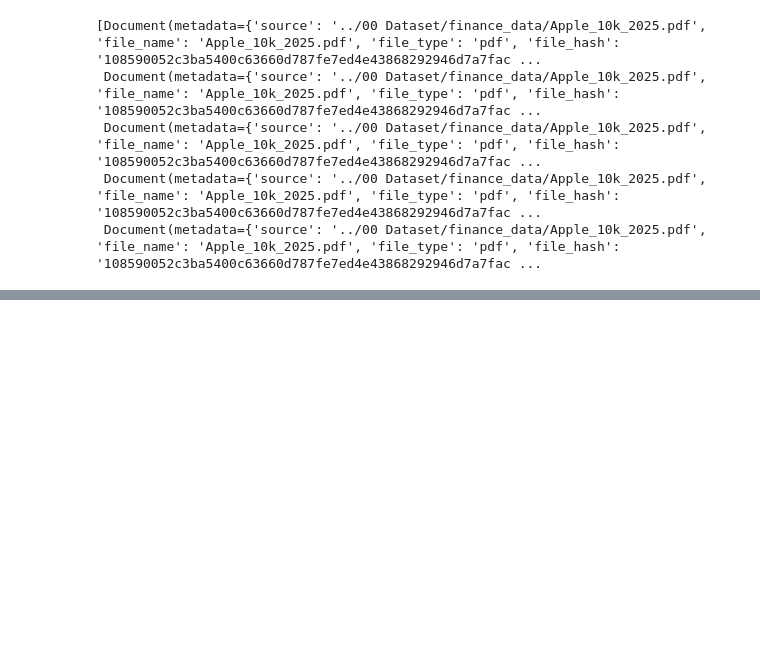
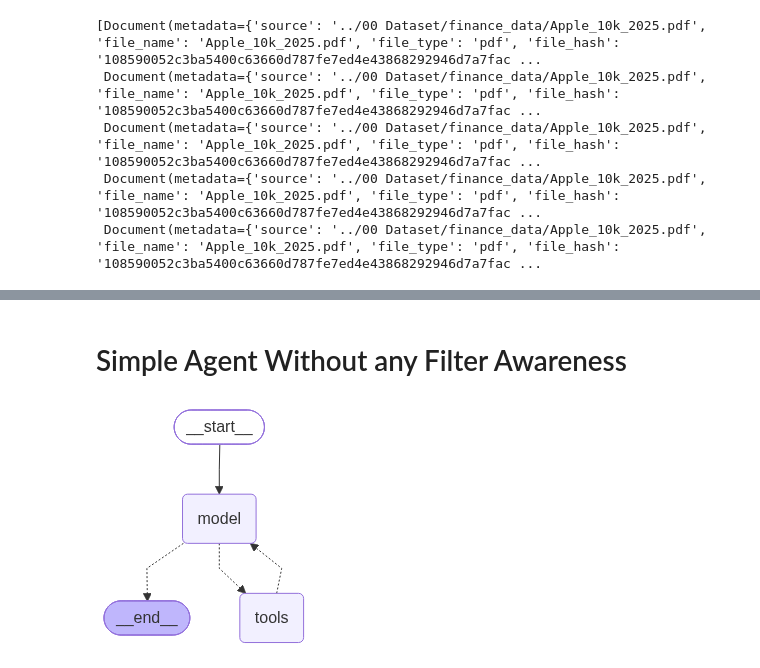
Before and after one commit to udityamerit/Advanced-RAG-Build---Deploy-Production-GenAI-Apps, a Jupyter notebook: 02 RAGWire Setup and Advance Retrieval and Agentic RAG/RAGWire Setup and First Retrieval.ipynb, the cells around one changed output, grey strips where cells are left out. Drawn from its saved outputs; the diff is of its cells as text; code cells hidden in the pictures; blank space fills up the shorter version.

```diff
--- a/02 RAGWire Setup and Advance Retrieval and Agentic RAG/RAGWire Setup and First Retrieval.ipynb
+++ b/02 RAGWire Setup and Advance Retrieval and Agentic RAG/RAGWire Setup and First Retrieval.ipynb
@@ -68,0 +149,3 @@ result
+# %%
+## making the auto filter True
+rag._auto_filter = True
@@ -68,0 +164,4 @@ result
+# %%
+query = "what is the google revenue in 2024"
+result= rag.retrieve(query=query)
+result
@@ -68,0 +176,2 @@ result
+# %% [markdown]
+# Simple Agent Without any Filter Awareness
@@ -68,0 +184,26 @@ result
+# %%
+## Creating a tool for our agent
+
+@tool
+def search_document(query:str):
+    """Search the documnet knowledge base for relevant information."""
+
+    results = rag.retrieve(query=query)
+
+    if not results:
+        return "No relevant information is found!"
+    else:
+        return results
+# %%
+## now let's create an agent
+
+agent = create_agent(
+    model=ChatOllama(model='qwen3:8b'),
+    tools=[search_document],
+    system_prompt="you are a helpful assistant. use search_documents to answer questions.",
+    checkpointer=InMemorySaver()
+)
+
+agent
+# %% [output]
+[figure, added]
```
Also changed, not shown: parts of 27 cells of this notebook, 1 other file.
